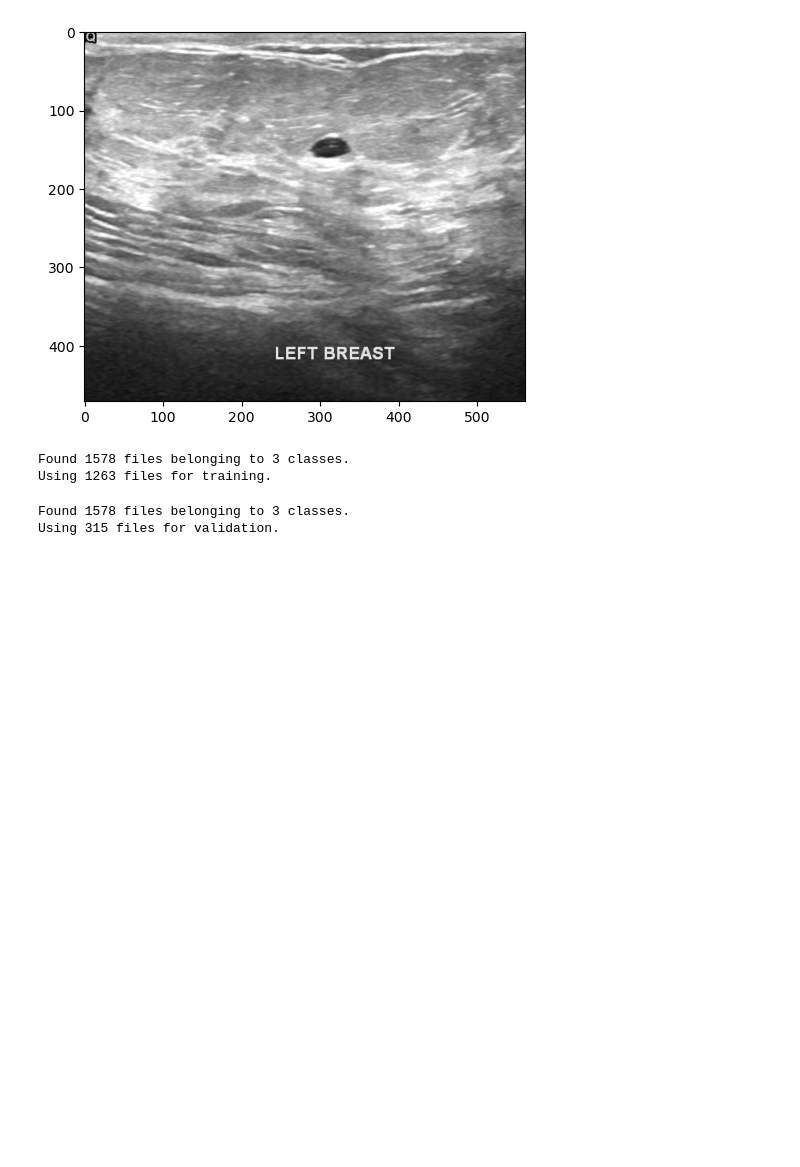
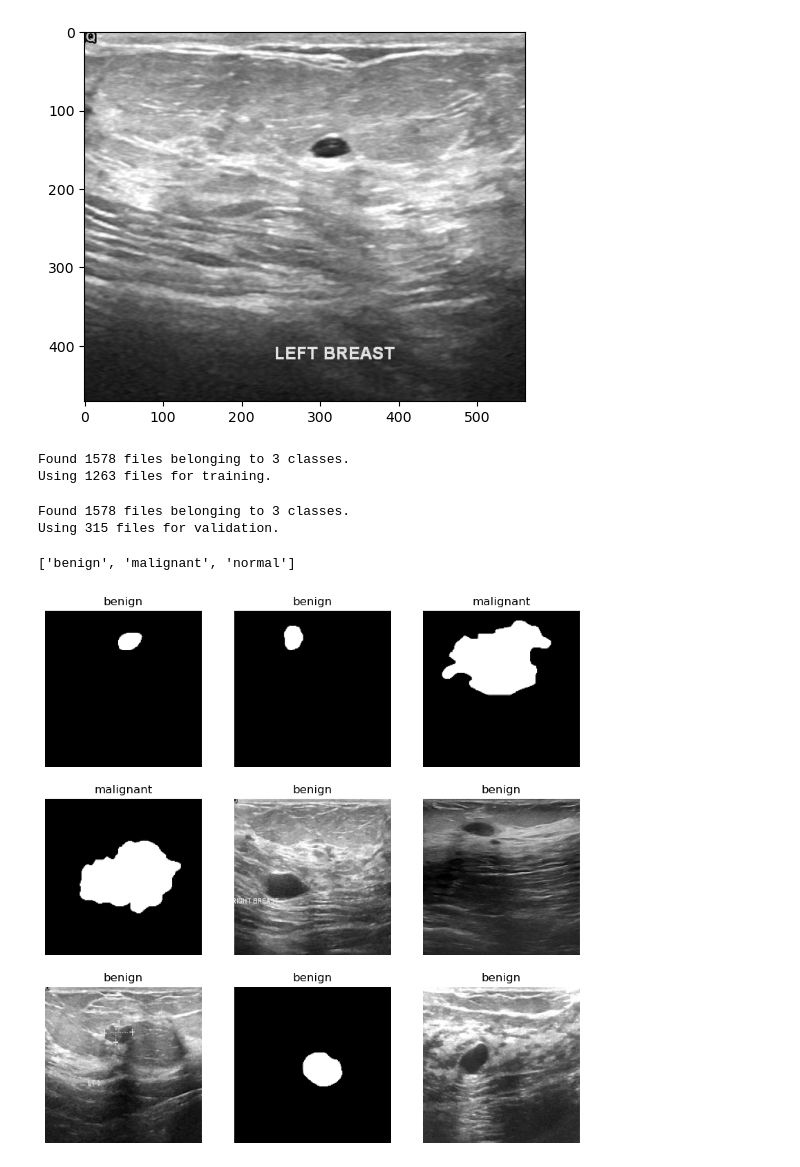
Before and after one commit to AiJared/Breast-Cancer-Detection, a Jupyter notebook: Breast Cancer Detection.ipynb, the cells around one changed output. Drawn from its saved outputs; the diff is of its cells as text; code cells hidden in the pictures; blank space fills up the shorter version.

Commit message:
nine images from training dataset

```diff
--- a/Breast Cancer Detection.ipynb
+++ b/Breast Cancer Detection.ipynb
@@ -24,25 +24,41 @@ plt.imshow(img)
 batch_size = 32
 img_height = 180
 img_width = 180
-# %%
-train_ds = tf.keras.utils.image_dataset_from_directory(
-    data_dir,
-    validation_split = 0.2,
-    subset="training",
-    seed=132,
-    image_size = (img_height, img_width),
-    batch_size=batch_size)
-# %% [output]
-Found 1578 files belonging to 3 classes.
-Using 1263 files for training.
-# %%
-val_ds = tf.keras.utils.image_dataset_from_directory(
-    data_dir,
-    validation_split=0.2,
-    subset="validation",
-    seed=132,
-    image_size = (img_height, img_width),
-    batch_size=batch_size)
-# %% [output]
-Found 1578 files belonging to 3 classes.
-Using 315 files for validation.
+# %%
+train_ds = tf.keras.utils.image_dataset_from_directory(
+    data_dir,
+    validation_split = 0.2,
+    subset="training",
+    seed=132,
+    image_size = (img_height, img_width),
+    batch_size=batch_size)
+# %% [output]
+Found 1578 files belonging to 3 classes.
+Using 1263 files for training.
+# %%
+val_ds = tf.keras.utils.image_dataset_from_directory(
+    data_dir,
+    validation_split=0.2,
+    subset="validation",
+    seed=132,
+    image_size = (img_height, img_width),
+    batch_size=batch_size)
+# %% [output]
+Found 1578 files belonging to 3 classes.
+Using 315 files for validation.
+# %%
+class_names = train_ds.class_names
+class_names
+# %% [output]
+['benign', 'malignant', 'normal']
+# %%
+# Here are the first nine images from my training dataset
+plt.figure(figsize=(10,10))
+for images, labels in train_ds.take(1):
+    for i in range (9):
+        ax = plt.subplot(3,3, i+1)
+        plt.imshow(images[i].numpy().astype('uint8'))
+        plt.title(class_names[labels[i]])
+        plt.axis('off')
+# %% [output]
+[figure, added]
```
